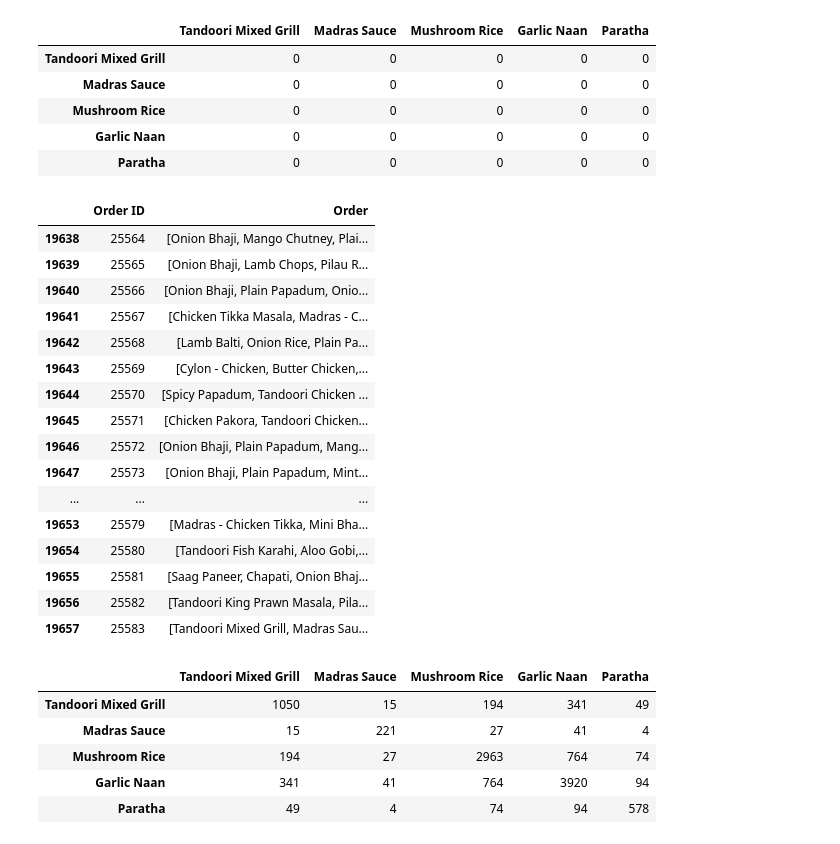
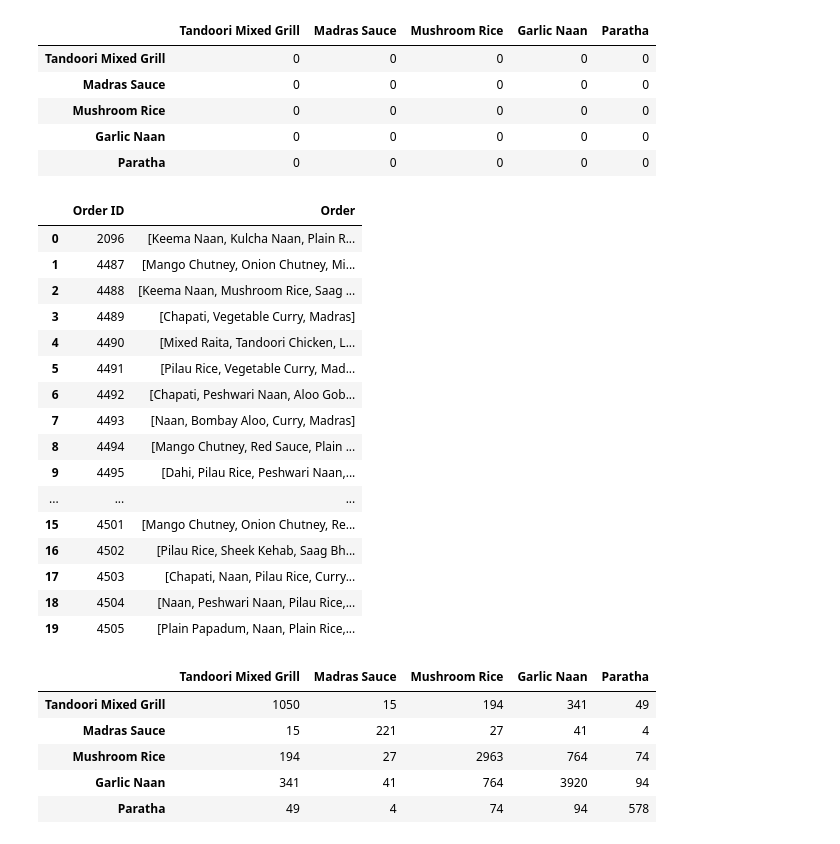
Before and after one commit to DeovratP/Logistic-Regression, a Jupyter notebook: Online_food_delivery_analysis/Online_food_delivery_analysis.ipynb, the cells around one changed output. Drawn from its saved outputs; the diff is of its cells as text; code cells hidden in the pictures.

```diff
--- a/Online_food_delivery_analysis/Online_food_delivery_analysis.ipynb
+++ b/Online_food_delivery_analysis/Online_food_delivery_analysis.ipynb
@@ -122,26 +122,26 @@ corr.iloc[:5,:5] # Check 4x4 table
 # %%
 orders = df.groupby('Order ID')['Item Name'].apply(lambda x: ','.join(x)).reset_index()
 orders.rename(columns={'Item Name': 'Order'}, inplace=True)
 orders['Order'] = orders['Order'].str.split(',')
-orders.tail(20)
+orders.head(20)
 # %% [output]
 |  | Order ID | Order |
-| 19638 | 25564 | [Onion Bhaji, Mango Chutney, Plai... |
-| 19639 | 25565 | [Onion Bhaji, Lamb Chops, Pilau R... |
-| 19640 | 25566 | [Onion Bhaji, Plain Papadum, Onio... |
-| 19641 | 25567 | [Chicken Tikka Masala, Madras - C... |
-| 19642 | 25568 | [Lamb Balti, Onion Rice, Plain Pa... |
-| 19643 | 25569 | [Cylon - Chicken, Butter Chicken,... |
-| 19644 | 25570 | [Spicy Papadum, Tandoori Chicken ... |
-| 19645 | 25571 | [Chicken Pakora, Tandoori Chicken... |
-| 19646 | 25572 | [Onion Bhaji, Plain Papadum, Mang... |
-| 19647 | 25573 | [Onion Bhaji, Plain Papadum, Mint... |
+| 0 | 2096 | [Keema Naan, Kulcha Naan, Plain R... |
+| 1 | 4487 | [Mango Chutney, Onion Chutney, Mi... |
+| 2 | 4488 | [Keema Naan, Mushroom Rice, Saag ... |
+| 3 | 4489 | [Chapati, Vegetable Curry, Madras] |
+| 4 | 4490 | [Mixed Raita, Tandoori Chicken, L... |
+| 5 | 4491 | [Pilau Rice, Vegetable Curry, Mad... |
+| 6 | 4492 | [Chapati, Peshwari Naan, Aloo Gob... |
+| 7 | 4493 | [Naan, Bombay Aloo, Curry, Madras] |
+| 8 | 4494 | [Mango Chutney, Red Sauce, Plain ... |
+| 9 | 4495 | [Dahi, Pilau Rice, Peshwari Naan,... |
 | ... | ... | ... |
-| 19653 | 25579 | [Madras - Chicken Tikka, Mini Bha... |
-| 19654 | 25580 | [Tandoori Fish Karahi, Aloo Gobi,... |
-| 19655 | 25581 | [Saag Paneer, Chapati, Onion Bhaj... |
-| 19656 | 25582 | [Tandoori King Prawn Masala, Pila... |
-| 19657 | 25583 | [Tandoori Mixed Grill, Madras Sau... |
+| 15 | 4501 | [Mango Chutney, Onion Chutney, Re... |
+| 16 | 4502 | [Pilau Rice, Sheek Kehab, Saag Bh... |
+| 17 | 4503 | [Chapati, Naan, Pilau Rice, Curry... |
+| 18 | 4504 | [Naan, Peshwari Naan, Pilau Rice,... |
+| 19 | 4505 | [Plain Papadum, Naan, Plain Rice,... |
 # %%
 for order in orders['Order']:
     corr.loc[order, order] += 1
```
Also changed, not shown: parts of 6 cells of this notebook.
